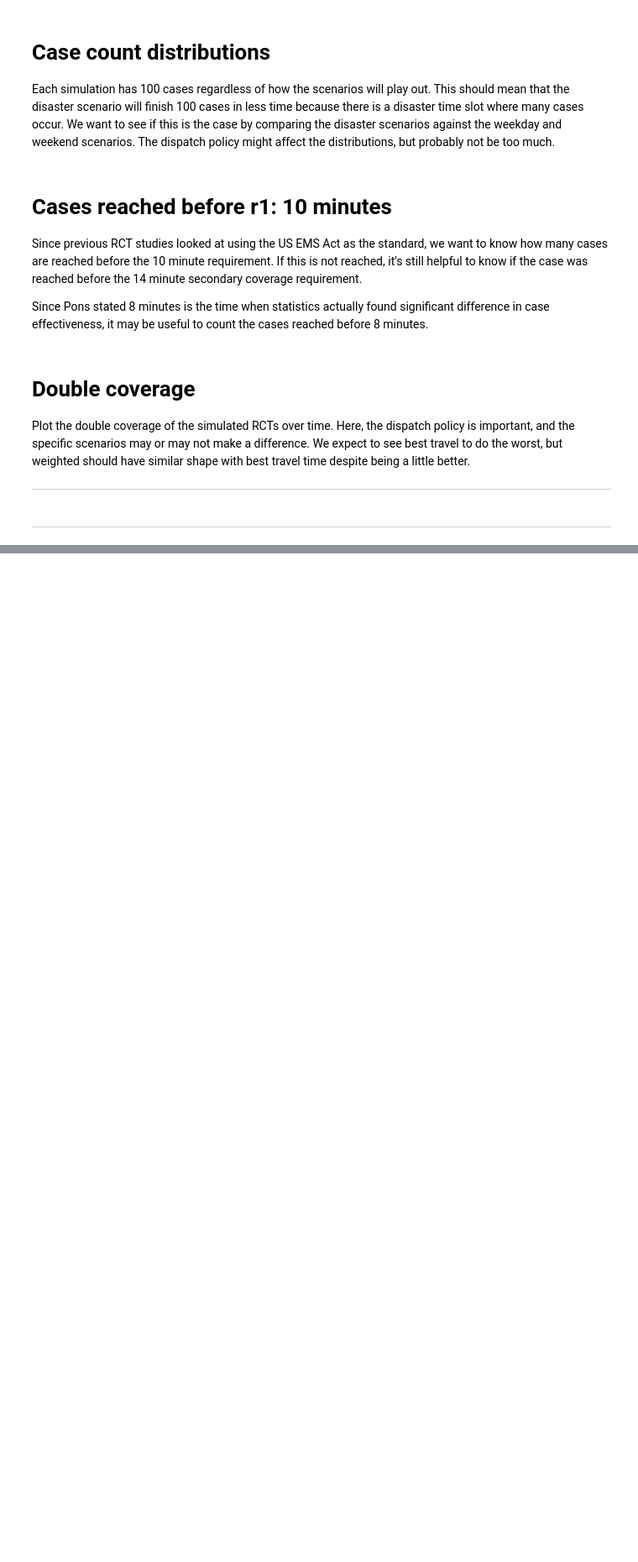
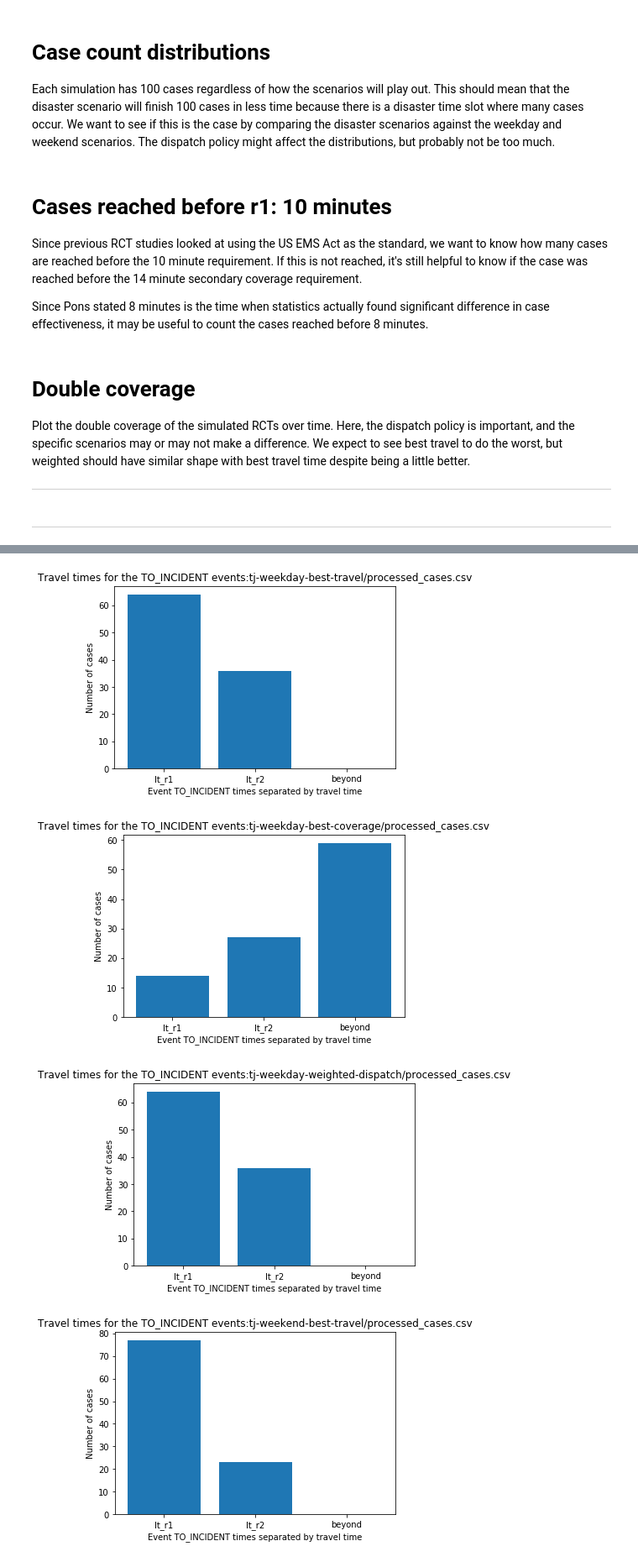
Before and after one commit to EMSTrack/Algorithms, a Jupyter notebook: rct-simulation-v3-all-scenarios-and-policies.ipynb, the cells around one changed output, grey strips where cells are left out. Shown: that part at 84% size. Saved outputs shown, nothing was run; the diff lists cells and outputs as text; code cells hidden in the pictures; blank space fills up the shorter version.

```diff
--- a/rct-simulation-v3-all-scenarios-and-policies.ipynb
+++ b/rct-simulation-v3-all-scenarios-and-policies.ipynb
@@ -179,0 +198,40 @@ for name, processed_cases in cases.items():
+# %%
+# to incident durations
+
+def plot_travel_times_basic(processed_cases, name):
+
+    assert isinstance(processed_cases, pandas.core.frame.DataFrame)
+    assert isinstance(name, str)
+
+    # Logic for counting cases reached within some time.
+    durations = [pandas.to_timedelta(array[7]) for array in processed_cases.values]
+    r1 = timedelta(minutes=10)
+    r2 = timedelta(minutes=14)
+
+    times = {
+    'lt_r1' : list(filter(lambda t: t <  r1, durations)),
+    'lt_r2' : list(filter(lambda t: t <  r2 and t >= r1, durations)),
+    'beyond': list(filter(lambda t: t >= r2, durations)),
+    }
+
+    counts = {k:len(v) for k,v in times.items()}
+
+    # Draw the bar graphs
+    plt.bar(counts.keys(), counts.values())
+    figure_title = "Travel times for the TO_INCIDENT events:" + name
+    plt.title(figure_title)
+    plt.xlabel("Event TO_INCIDENT times separated by travel time")
+    plt.ylabel('Number of cases')
+    plt.show()
+
+
+#     return
+
+# Draw each processed cases' travel times. COMMENT OUT WHEN NOT NEEDED.
+for name, processed_cases in cases.items():
+    plot_travel_times_basic(processed_cases, name)
+# %% [output]
+[figure, added]
+[figure, added]
+[figure, added]
+[figure, added]
```
Also changed, not shown: parts of 8 cells of this notebook.
